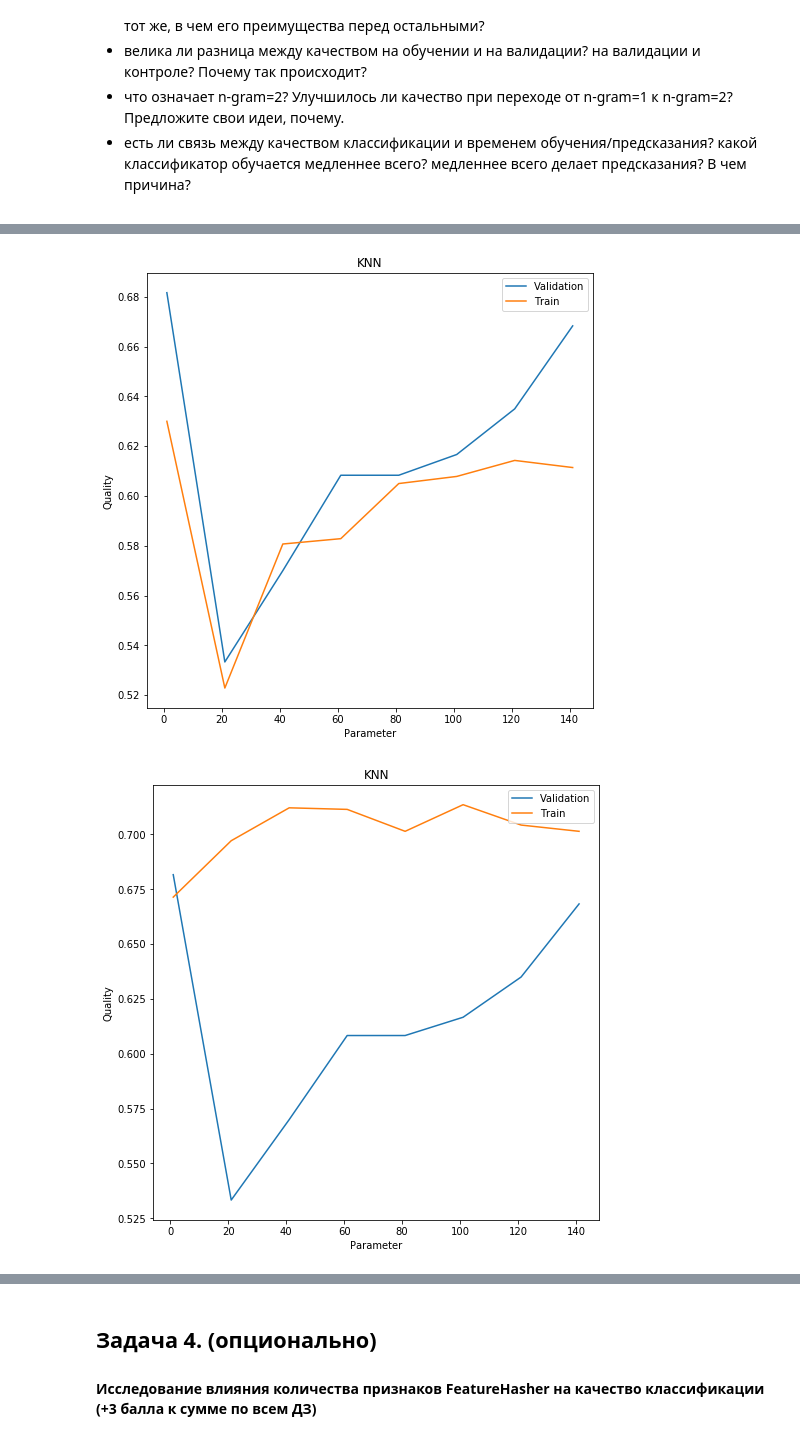
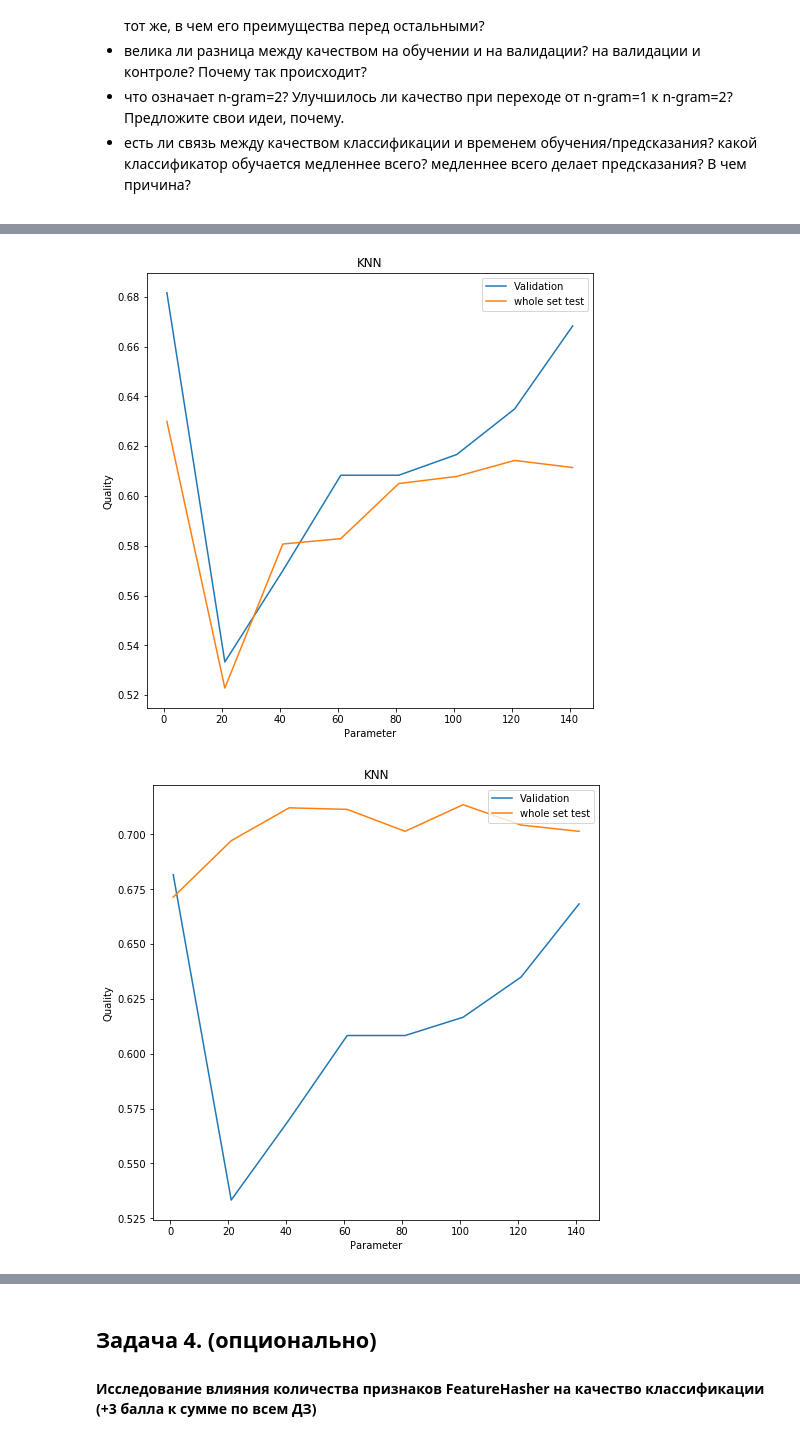
Before and after one commit to BobrG/IreneGit, a Jupyter notebook: hw2.ipynb, the cells around one changed output, grey strips where cells are left out. Saved outputs shown, nothing was run; the diff lists cells and outputs as text; code cells hidden in the pictures.

```diff
--- a/hw2.ipynb
+++ b/hw2.ipynb
@@ -327,17 +335,17 @@ alphas = np.logspace(-4, 1, 8, base=10) # сглаживающий параме
 random_state = 12345 # для всех объектов/методов/моделей
 # %%
 # Function for testing classifier in on crossvalidation with kfold;
-def hyperparams_info(model, data, labels, ngr):
+def hyperparams_info(model, dt, l, ngr):
     tmp = model
     kfld=KFold(n_splits=4, random_state=12345, shuffle=True)
     # quality on validation fold;
     qual_valid = []
-    for i_tr, i_tst in kfld.split(data):
+    for i_tr, i_tst in kfld.split(dt):
         # tuning tfidf on training folds;
-        vec = TfidfVectorizer(lowercase=True, ngram_range=ngr)
-        tr = vec.fit_transform(data[i_tr])
-        tmp.fit(tr, labels[i_tr])
-        qual_valid.append(accuracy_score(tmp.predict(vec.transform(data[i_tst])), labels[i_tst]))
+        vec = TfidfVectorizer(lowercase=True, ngram_range=(ngr,ngr))
+        tr = vec.fit_transform(dt[i_tr])
+        tmp.fit(tr, l[i_tr])
+        qual_valid.append(accuracy_score(tmp.predict(vec.transform(dt[i_tst])), l[i_tst]))
     # return mean quality of validation;
     return np.mean(qual_valid)
 
@@ -347,7 +355,7 @@ def plotting(qual, model_name):
     ax1 = plt.subplot()
     ax1.plot(param, [i[2] for i in qual], label='Validation')
     ax2 = plt.subplot()
-    ax2.plot(param, [i[1] for i in qual], label='Train')
+    ax2.plot(param, [i[1] for i in qual], label='whole set test')
     plt.legend(loc=1, ncol=1)
     plt.xlabel('Parameter')
     plt.ylabel('Quality')
@@ -359,7 +367,7 @@ def plotting_scatter(qual, model_name):
     ax1 = plt.subplot()
     ax1.scatter(param, [i[2] for i in qual], label='Validation')
     ax2 = plt.subplot()
-    ax2.scatter(param, [i[1] for i in qual], label='Train')
+    ax2.scatter(param, [i[1] for i in qual], label='Whole set test')
     plt.legend(loc=1, ncol=1)
     plt.xlabel('Parameter')
     plt.ylabel('Quality')
@@ -380,13 +388,13 @@ qual = np.zeros((len(ns), 3))
 # repeat for ngrams=1 and =2
 for ngr in range(1, 3):
     j = 0
-    ngrams = (ngr,ngr)
+    #ngrams = (ngr,ngr)
     # for each hyperparameter determine model, call function for crossvalidation on 4 folds
     # and train model on training set;
     for i in ns:
         knc_ = KNeighborsClassifier(n_neighbors=i)
         qual[j][0] = i
-        qual[j][1] = hyperparams_info(knc_, np.asarray(X_train), np.asarray(y_train), ngrams)
+        qual[j][1] = hyperparams_info(knc_, np.asarray(X_train), np.asarray(y_train), ngr)
         # fit best model on train data and validate on test from task 1;
         knc_.fit(df_train, y_train)
         qual[j][2] = accuracy_score(knc_.predict(df_test), y_test)
@@ -395,12 +403,11 @@ for ngr in range(1, 3):
     plotting(qual, 'KNN')
     # find best validation result;
     tmp = max(qual, key=lambda a: a[1])
-    print('------------------TRAIN_KFOLD------------------',
+    print('------------------Best-validation------------------',
           'ngrams - {}'.format(ngrams),
           'n-neigbours - {}'.format(tmp[0]),
           'result validation - {}'.format(tmp[1]),
-          'result train - {}'.format(tmp[2]),
-          sep = '\n'
+           sep = '\n'
          )
     # fit best model on train data and validate on test from task 1;
     vec = TfidfVectorizer(lowercase=True, ngram_range=ngrams)
@@ -409,12 +416,12 @@ for ngr in range(1, 3):
     knc_ = KNeighborsClassifier(n_neighbors=int(tmp[0]))
     knc_.fit(tr, y_train)
     y_pred = knc_.predict(ts)
-    print('------------------TRAIN+TEST------------------',
+    print('\n------------------Testing-best-model------------------',
           'n-neigbours - {}'.format(tmp[0]),
           'ngrams - {}'.format(ngrams),
           'Result: {}'.format(accuracy_score(y_test, y_pred)),
           sep='\n'
          )
-    print('Time measurement')
+    print('\nTime measurement')
     time_measure(knc_, tr, ts, labels, 1400)
 # %% [output]
@@ -438,2 +445,2 @@ Wall time: 226 ms
-[figure, old version]
+[figure, new version]
-[figure, old version]
+[figure, new version]
```
Also changed, not shown: parts of 18 cells of this notebook.
